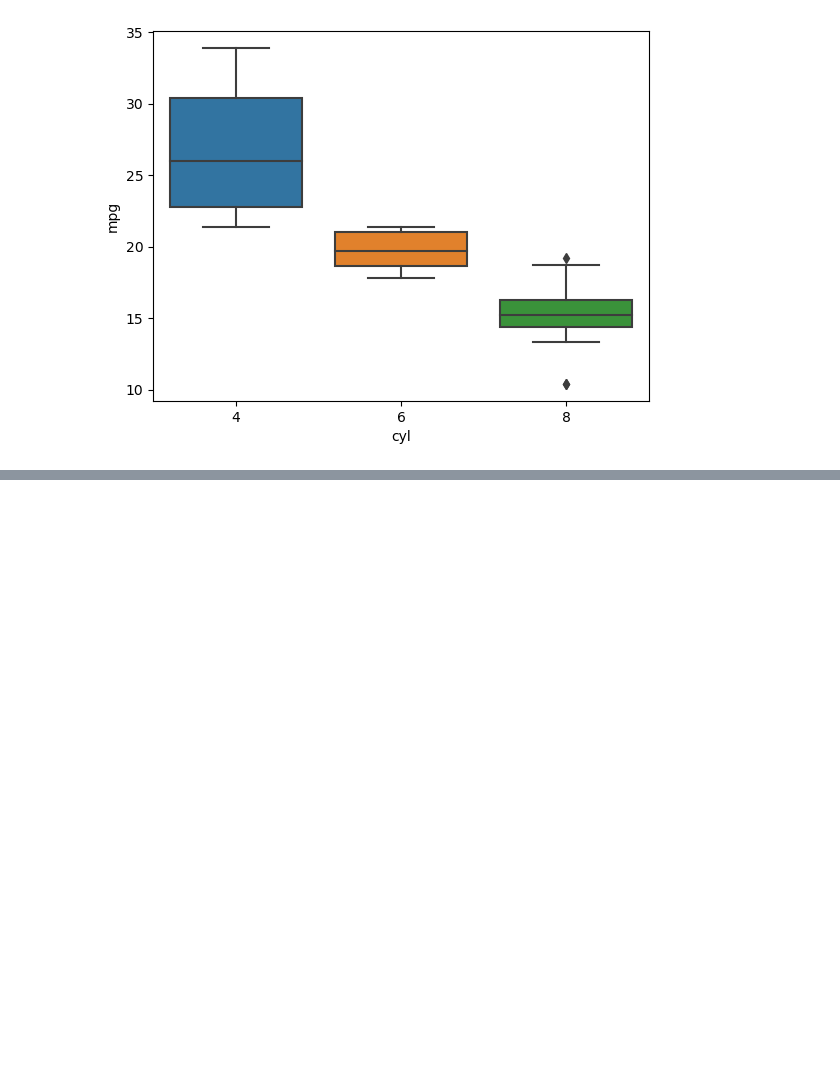
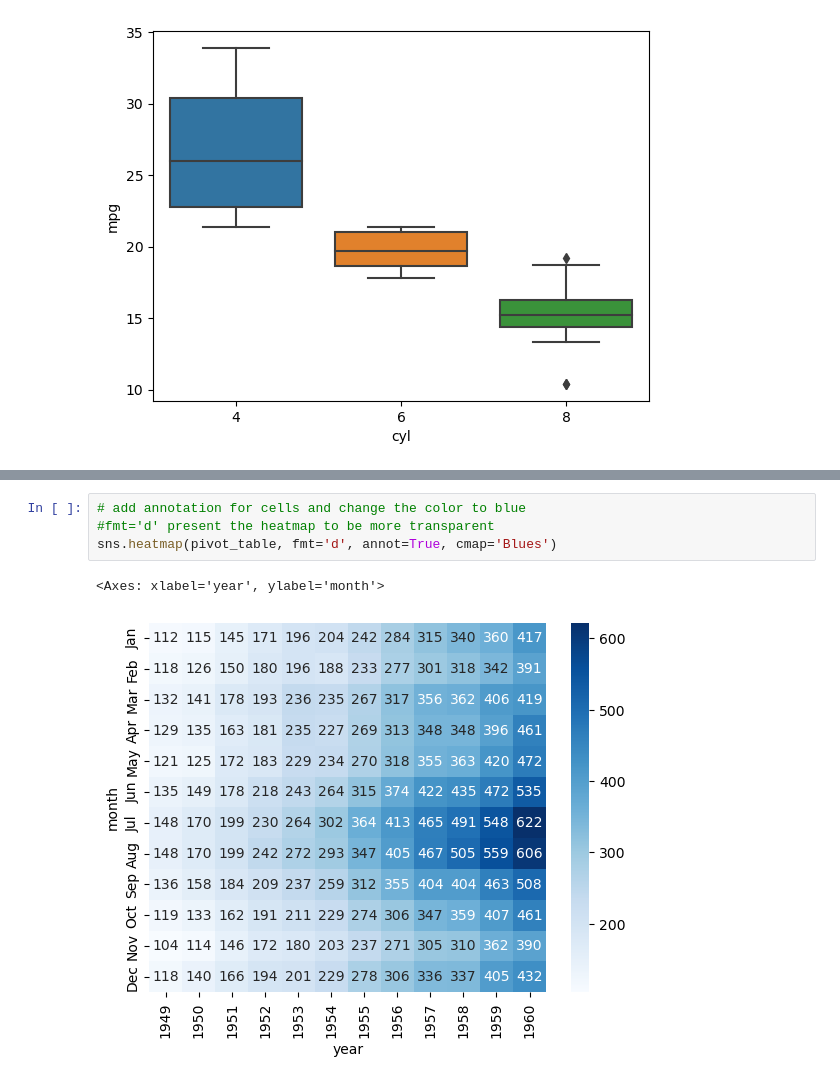
Before and after one commit to DejanaGladic/Python-for-Data-Science, a Jupyter notebook: Week5-Visualization/Visualization examples (alone).ipynb, the cells around one changed output, grey strips where cells are left out. Drawn from its saved outputs; the diff is of its cells as text; blank space fills up the shorter version.

```diff
--- a/Week5-Visualization/Visualization examples (alone).ipynb
+++ b/Week5-Visualization/Visualization examples (alone).ipynb
@@ -187,0 +232,7 @@ sns.scatterplot(x='sepal_length', y='petal_length', data=iris, hue='species')
+# %%
+# add annotation for cells and change the color to blue
+#fmt='d' present the heatmap to be more transparent
+sns.heatmap(pivot_table, fmt='d', annot=True, cmap='Blues')
+# %% [output]
+<Axes: xlabel='year', ylabel='month'>
+[figure, added]
```
Also changed, not shown: parts of 19 cells of this notebook.
